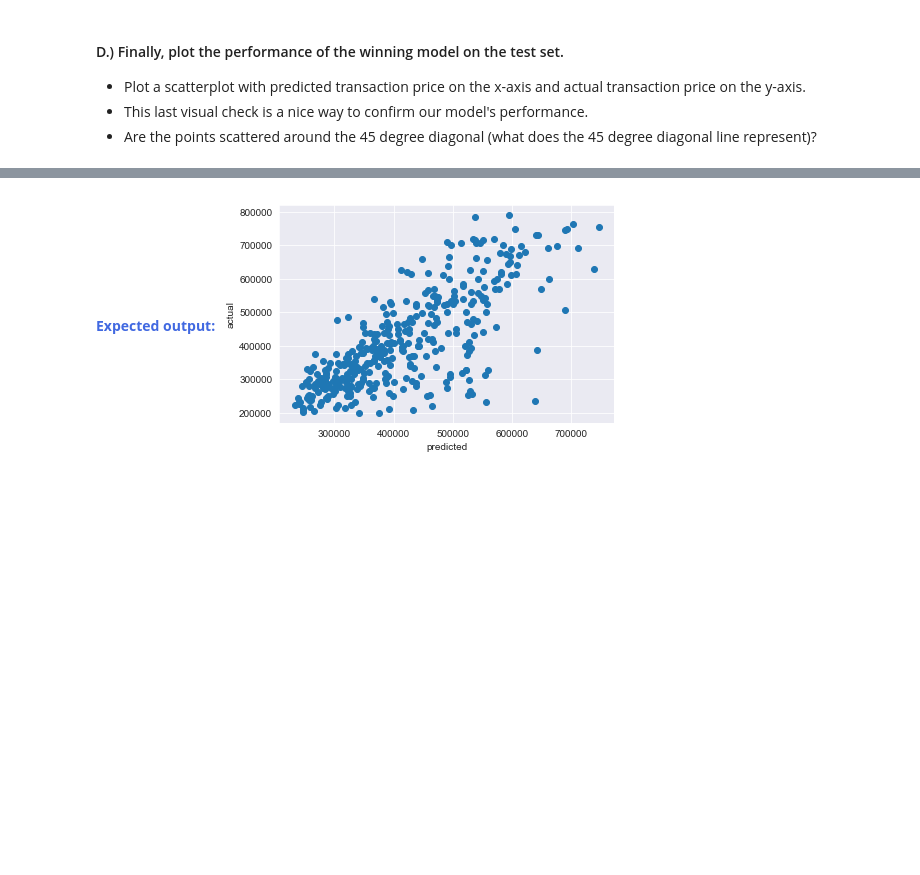
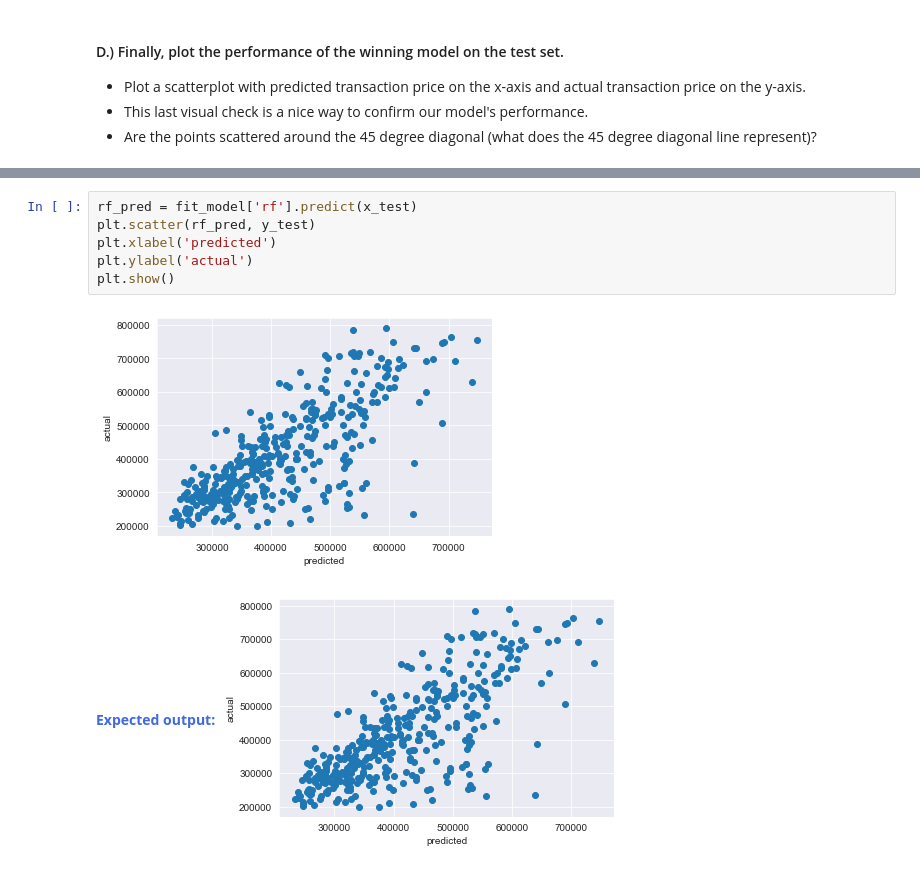
Before and after one commit to tundeiness/Real-Estate-Tycoon, a Jupyter notebook: 5 - Workbook - Model Training.ipynb, the cells around one changed output, grey strips where cells are left out. Drawn from its saved outputs; the diff is of its cells as text; blank space fills up the shorter version.

```diff
--- a/5 - Workbook - Model Training.ipynb
+++ b/5 - Workbook - Model Training.ipynb
@@ -854,3 +859,11 @@ MAE: 71245.11216404787
+# %%
+rf_pred = fit_model['rf'].predict(x_test)
+plt.scatter(rf_pred, y_test)
+plt.xlabel('predicted')
+plt.ylabel('actual')
+plt.show()
+# %% [output]
+[figure, added]
 # %% [markdown]
 <strong style="color:RoyalBlue">Expected output:</strong>
 <img src="embedded-picture-1">
```
Also changed, not shown: parts of 1 cell of this notebook.
